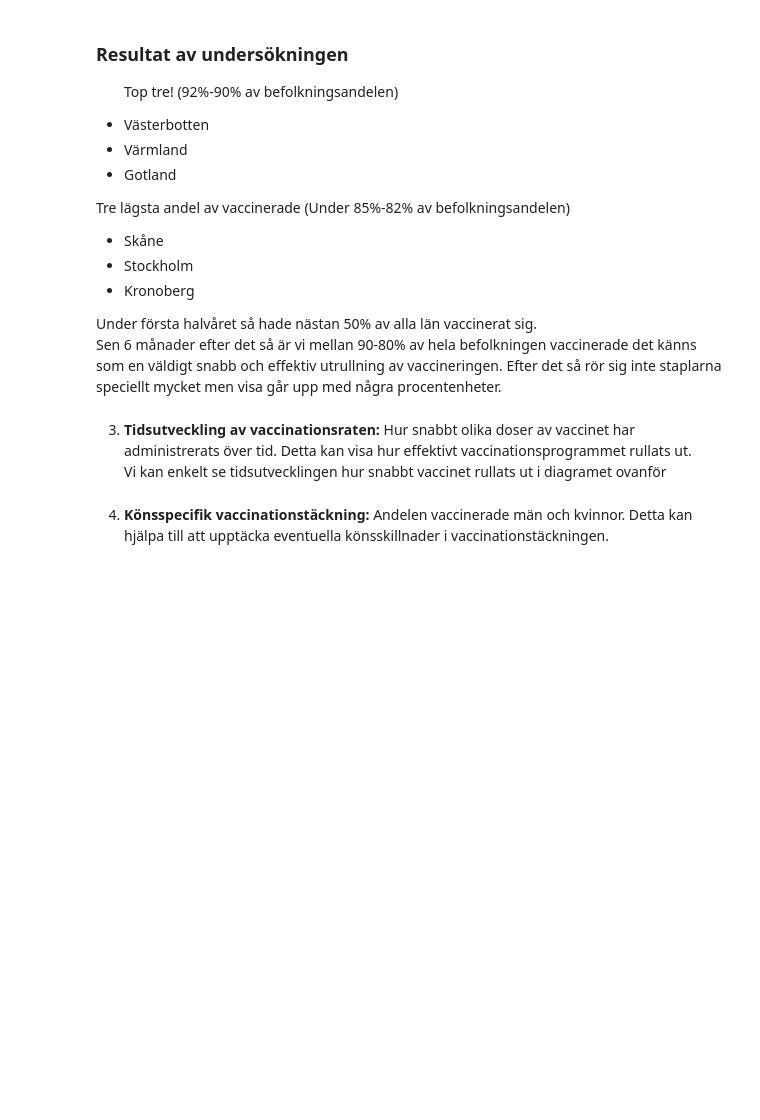
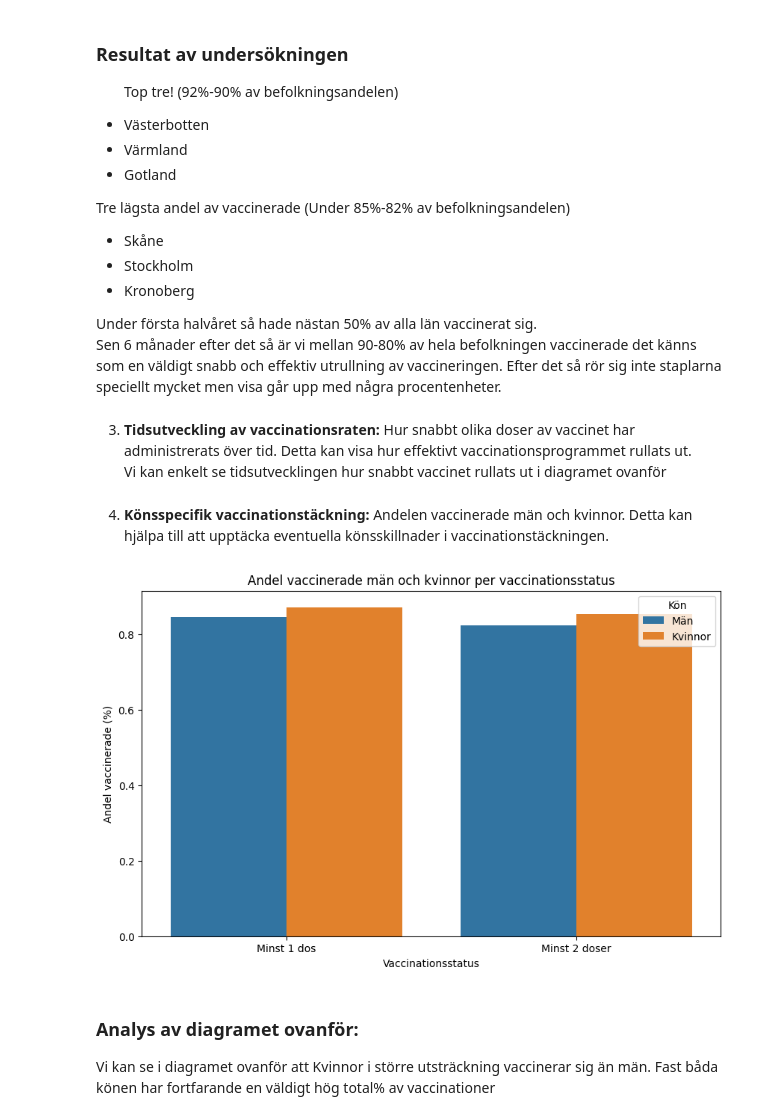
Before and after one commit to JohanNilsStje/Databehandling-Johan-Nilsen-Stjernquist, a Jupyter notebook: Labbar/Labb1/uppgift_3.ipynb, the cells around one changed output. Cells and saved outputs as stored; diff of their text form; code cells hidden in the pictures; blank space fills up the shorter version.

```diff
--- a/Labbar/Labb1/uppgift_3.ipynb
+++ b/Labbar/Labb1/uppgift_3.ipynb
@@ -188,3 +188,32 @@ Efter det så rör sig inte staplarna speciellt mycket men visa går upp med nå
 Vi kan enkelt se tidsutvecklingen hur snabbt vaccinet rullats ut i diagramet ovanför
 # %% [markdown]
 4. <b>Könsspecifik vaccinationstäckning:</b> Andelen vaccinerade män och kvinnor. Detta kan hjälpa till att upptäcka eventuella könsskillnader i vaccinationstäckningen.
+# %%
+import seaborn as sns
+import matplotlib.pyplot as plt
+import pandas as pd
+
+# Load the dataset
+vaccine_sex = pd.read_excel("data/Folkhalsomyndigheten_Covid19_Vaccine.xlsx", sheet_name="Vaccinerade kön")
+
+vaccine_sex_filtered = vaccine_sex.query("Kön != 'Totalt'")
+
+vaccine_sex_filtered
+
+plt.figure(figsize=(10, 6))
+sns.barplot(data=vaccine_sex_filtered, x='Vaccinationsstatus', y='Andel vaccinerade', hue='Kön')
+
+# Add some labels and a title for clarity
+plt.title('Andel vaccinerade män och kvinnor per vaccinationsstatus')
+plt.xlabel('Vaccinationsstatus')
+plt.ylabel('Andel vaccinerade (%)')
+plt.legend(title='Kön')
+
+plt.savefig("Visualiseringar/Andel_Per_Kon") # Saves the figure to Visualiseringar
+# Show the plot
+plt.show()
+# %% [output]
+[figure, added]
+# %% [markdown]
+### Analys av diagramet ovanför:
+<p>Vi kan se i diagramet ovanför att Kvinnor i större utsträckning vaccinerar sig än män. Fast båda könen har fortfarande en väldigt hög total% av vaccinationer</p>
```
Also changed, not shown: 1 other file.
